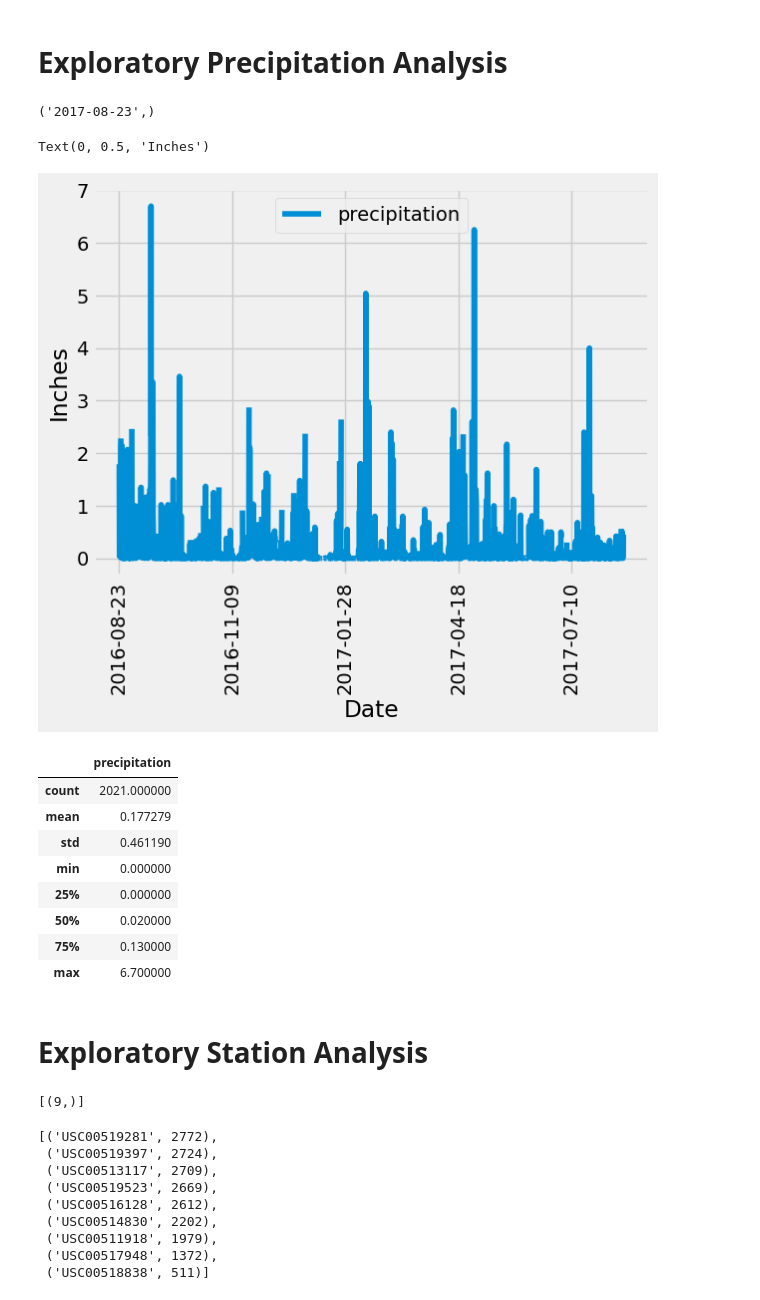
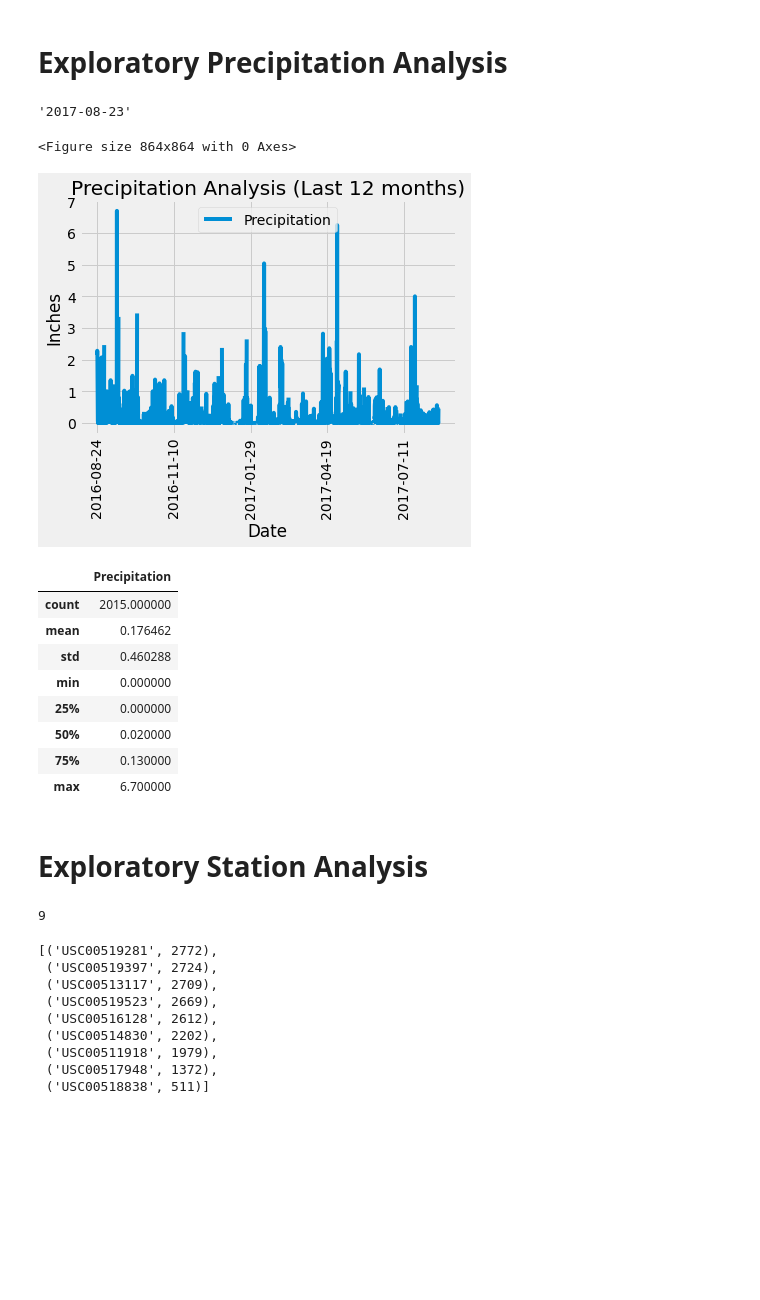
Before and after one commit to jayparikh1998/UofT-Bootcamp, a Jupyter notebook: sqlalchemy_challenge/climate_starter.ipynb, the cells around one changed output. Cells and saved outputs as stored; diff of their text form; code cells hidden in the pictures; blank space fills up the shorter version.

```diff
--- a/sqlalchemy_challenge/climate_starter.ipynb
+++ b/sqlalchemy_challenge/climate_starter.ipynb
@@ -25,2 +18,19 @@ engine = create_engine("sqlite:///Resources/hawaii.sqlite")
+# %%
+
+# Create engine to connect to the SQLite database
+engine = create_engine("sqlite:///Resources/hawaii.sqlite")
+
+# Reflect an existing database into a new model
+Base = automap_base()
+
+# Reflect the tables
+Base.prepare(engine, reflect=True)
+
+# Save references to each table
+Station = Base.classes.station
+Measurement = Base.classes.measurement
+
+# Create our session (link) from Python to the DB
+session = sessionmaker(bind=engine)()
 # %%
 # View all of the classes that automap found
@@ -33,36 +40,47 @@ engine = create_engine("sqlite:///Resources/hawaii.sqlite")
 # %% [markdown]
 # Exploratory Precipitation Analysis
 # %%
+
 # Find the most recent date in the data set.
+most_recent_date = session.query(func.max(Measurement.date)).scalar()
+most_recent_date
 # %% [output]
-('2017-08-23',)
+'2017-08-23'
 # %%
-# Design a query to retrieve the last 12 months of precipitation data and plot the results.
-# Starting from the most recent data point in the database.
 
-# Calculate the date one year from the last date in data set.
-
+# Design a query to retrieve the last 12 months of precipitation data and plot the results
+# Calculate the date one year from the last date in data set
+most_recent_date = session.query(func.max(Measurement.date)).scalar()
+one_year_ago = dt.datetime.strptime(most_recent_date, '%Y-%m-%d') - dt.timedelta(days=365)
 
 # Perform a query to retrieve the data and precipitation scores
+sel = [Measurement.date, Measurement.prcp]
+precipitation_data = session.query(*sel).filter(Measurement.date >= one_year_ago).all()
 
-
-# Save the query results as a Pandas DataFrame. Explicitly set the column names
-
+# Save the query results as a Pandas DataFrame and set the index to the date column
+precip_df = pd.DataFrame(precipitation_data, columns=['Date', 'Precipitation'])
+precip_df.set_index('Date', inplace=True)
 
 # Sort the dataframe by date
-
+precip_df.sort_index(inplace=True)
 
 # Use Pandas Plotting with Matplotlib to plot the data
+plt.figure(figsize=(12, 12))
+precip_df.plot(rot=90)
+plt.title("Precipitation Analysis (Last 12 months)")
+plt.ylabel("Inches")
+plt.show()
 # %% [output]
-Text(0, 0.5, 'Inches')
+<Figure size 864x864 with 0 Axes>
-[figure, old version]
+[figure, new version]
 # %%
-# Use Pandas to calculate the summary statistics for the precipitation data
+# Use Pandas to calcualte the summary statistics for the precipitation data
+precip_df.describe()
 # %% [output]
-|  | precipitation |
-| count | 2021.000000 |
-| mean | 0.177279 |
-| std | 0.461190 |
+|  | Precipitation |
+| count | 2015.000000 |
+| mean | 0.176462 |
+| std | 0.460288 |
 | min | 0.000000 |
 | 25% | 0.000000 |
 | 50% | 0.020000 |
@@ -72,8 +90,10 @@ Text(0, 0.5, 'Inches')
 # Exploratory Station Analysis
 # %%
 # Design a query to calculate the total number of stations in the dataset
+total_stations = session.query(func.count(Station.station)).scalar()
+total_stations
 # %% [output]
-[(9,)]
+9
 # %%
 # Design a query to find the most active stations (i.e. which stations have the most rows?)
 # List the stations and their counts in descending order.
```
Also changed, not shown: parts of 9 cells of this notebook, 1 other file.
